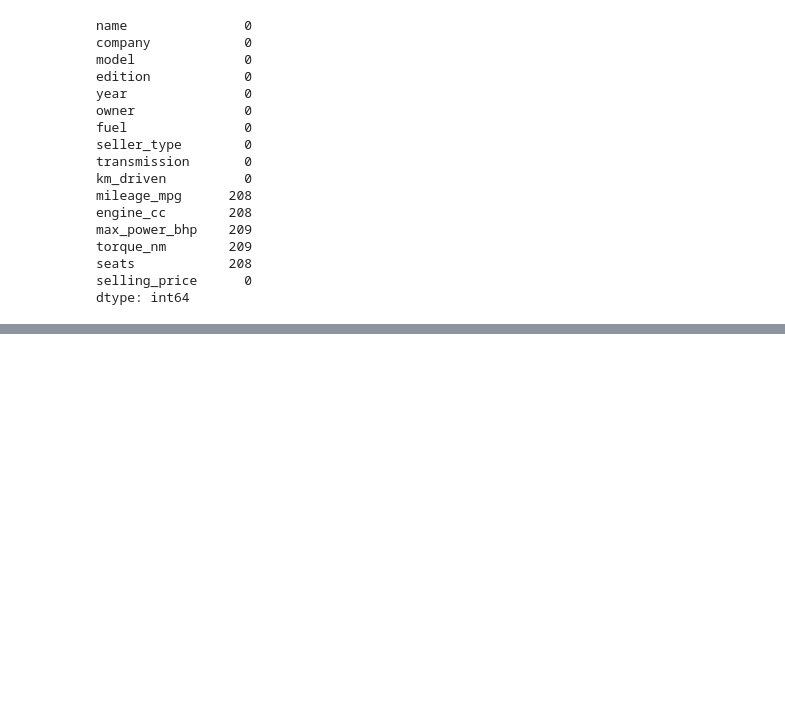
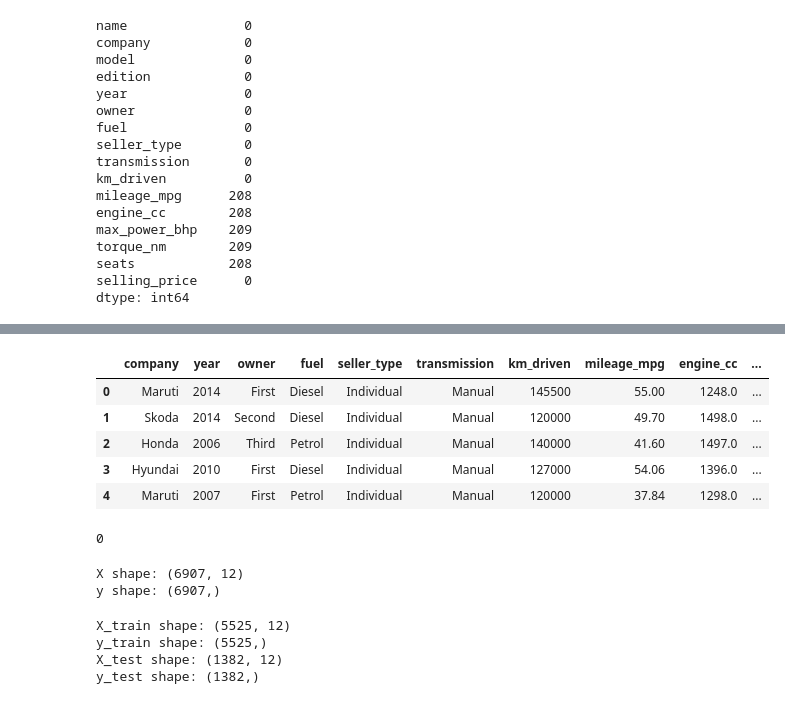
Before and after one commit to hunter312-ts/FastAPI-Project, a Jupyter notebook: notebooks/sample.ipynb, the cells around one changed output, grey strips where cells are left out. Cells and saved outputs as stored; diff of their text form; code cells hidden in the pictures; blank space fills up the shorter version.

```diff
--- a/notebooks/sample.ipynb
+++ b/notebooks/sample.ipynb
@@ -38,0 +97,14 @@ df.duplicated().sum()
+# %%
+df.drop_duplicates(inplace=True)
+df.head(5)
+# %% [output]
+|  | company | year | owner | fuel | seller_type | transmission | km_driven | mileage_mpg | engine_cc | ... |
+| 0 | Maruti | 2014 | First | Diesel | Individual | Manual | 145500 | 55.00 | 1248.0 | ... |
+| 1 | Skoda | 2014 | Second | Diesel | Individual | Manual | 120000 | 49.70 | 1498.0 | ... |
+| 2 | Honda | 2006 | Third | Petrol | Individual | Manual | 140000 | 41.60 | 1497.0 | ... |
+| 3 | Hyundai | 2010 | First | Diesel | Individual | Manual | 127000 | 54.06 | 1396.0 | ... |
+| 4 | Maruti | 2007 | First | Petrol | Individual | Manual | 120000 | 37.84 | 1298.0 | ... |
+# %%
+df.duplicated().sum()
+# %% [output]
+0
@@ -38,0 +114,6 @@ df.duplicated().sum()
+# %%
+print(f'X shape: {X.shape}')
+print(f'y shape: {y.shape}')
+# %% [output]
+X shape: (6907, 12)
+y shape: (6907,)
@@ -38,0 +122,10 @@ df.duplicated().sum()
+# %%
+print(f'X_train shape: {X_train.shape}')
+print(f'y_train shape: {y_train.shape}')
+print(f'X_test shape: {X_test.shape}')
+print(f'y_test shape: {y_test.shape}')
+# %% [output]
+X_train shape: (5525, 12)
+y_train shape: (5525,)
+X_test shape: (1382, 12)
+y_test shape: (1382,)
```
Also changed, not shown: parts of 12 cells of this notebook, 7 other files.
